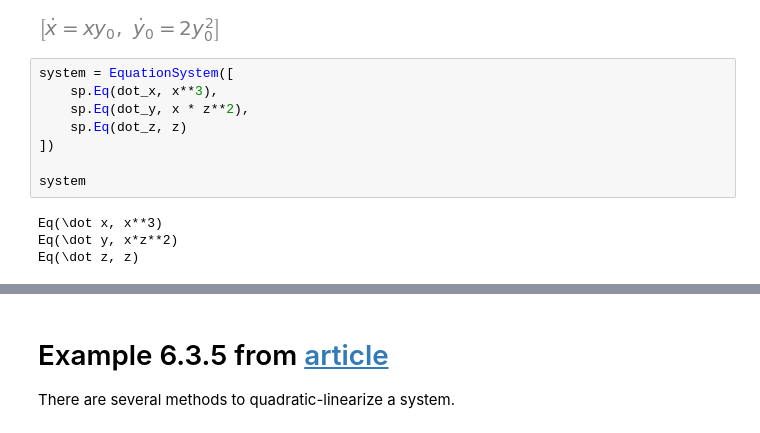
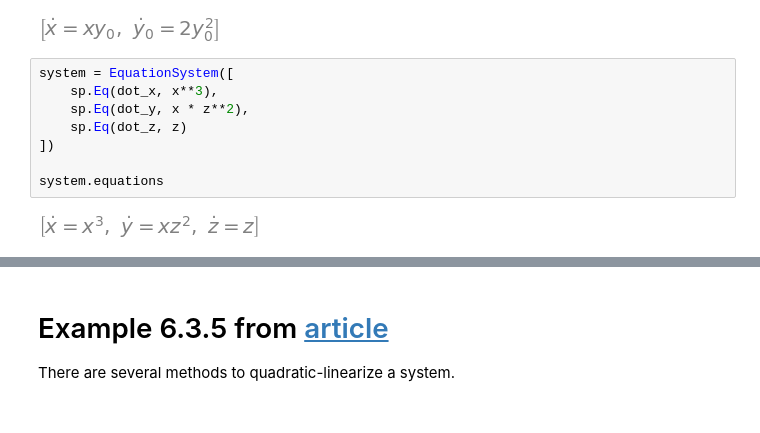
Before and after one commit to AndreyBychkov/QBee, a Jupyter notebook: PythonPackage/examples/quadratic_linearization.ipynb, the cells around one changed output, grey strips where cells are left out. Saved outputs shown, nothing was run; the diff lists cells and outputs as text.

```diff
--- a/PythonPackage/examples/quadratic_linearization.ipynb
+++ b/PythonPackage/examples/quadratic_linearization.ipynb
@@ -27,15 +27,13 @@ quadratic_linearize(system).equations
 # %%
 system = EquationSystem([
     sp.Eq(dot_x, x**3),
     sp.Eq(dot_y, x * z**2),
     sp.Eq(dot_z, z)
 ])
 
-system
+system.equations
 # %% [output]
-Eq(\dot x, x**3)
-Eq(\dot y, x*z**2)
-Eq(\dot z, z)
+[figure, added]
 # %%
 quadratic_linearize(system).equations
 # %% [output]
```
Also changed, not shown: parts of 19 cells of this notebook, 1 other file.
